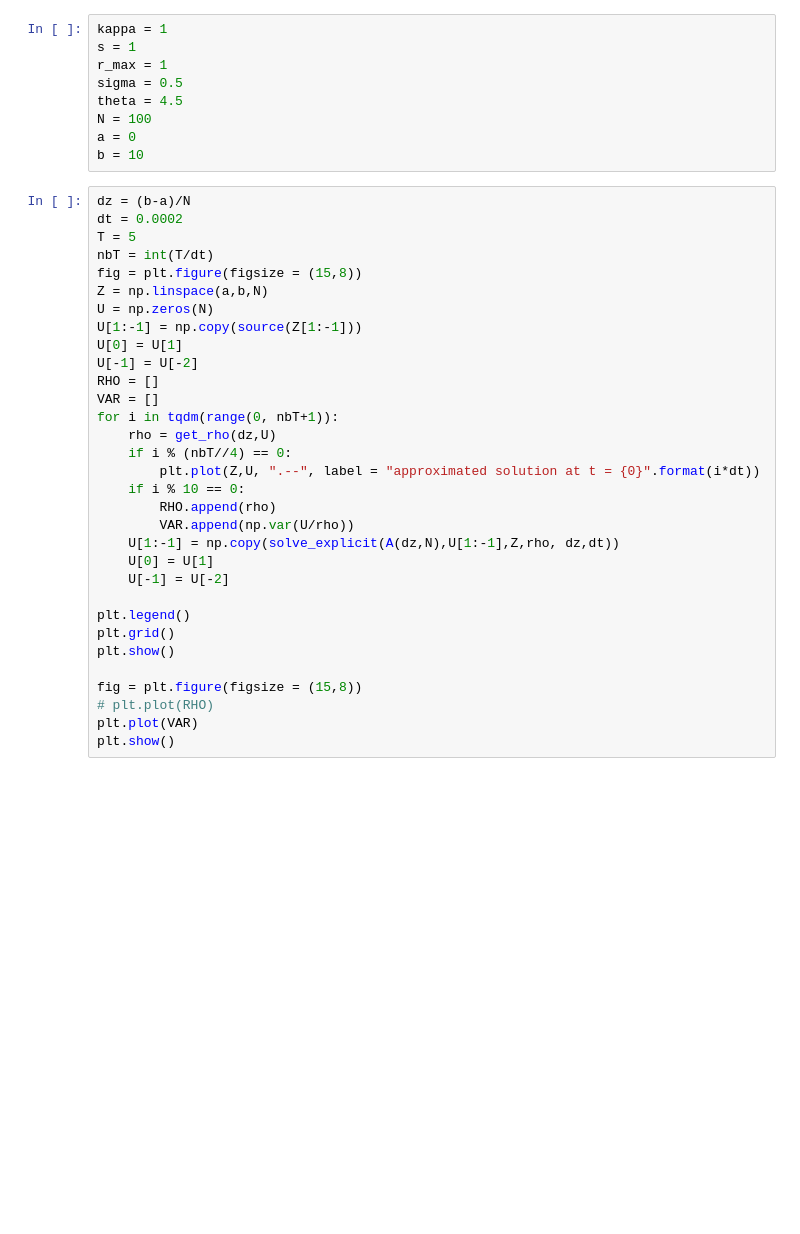
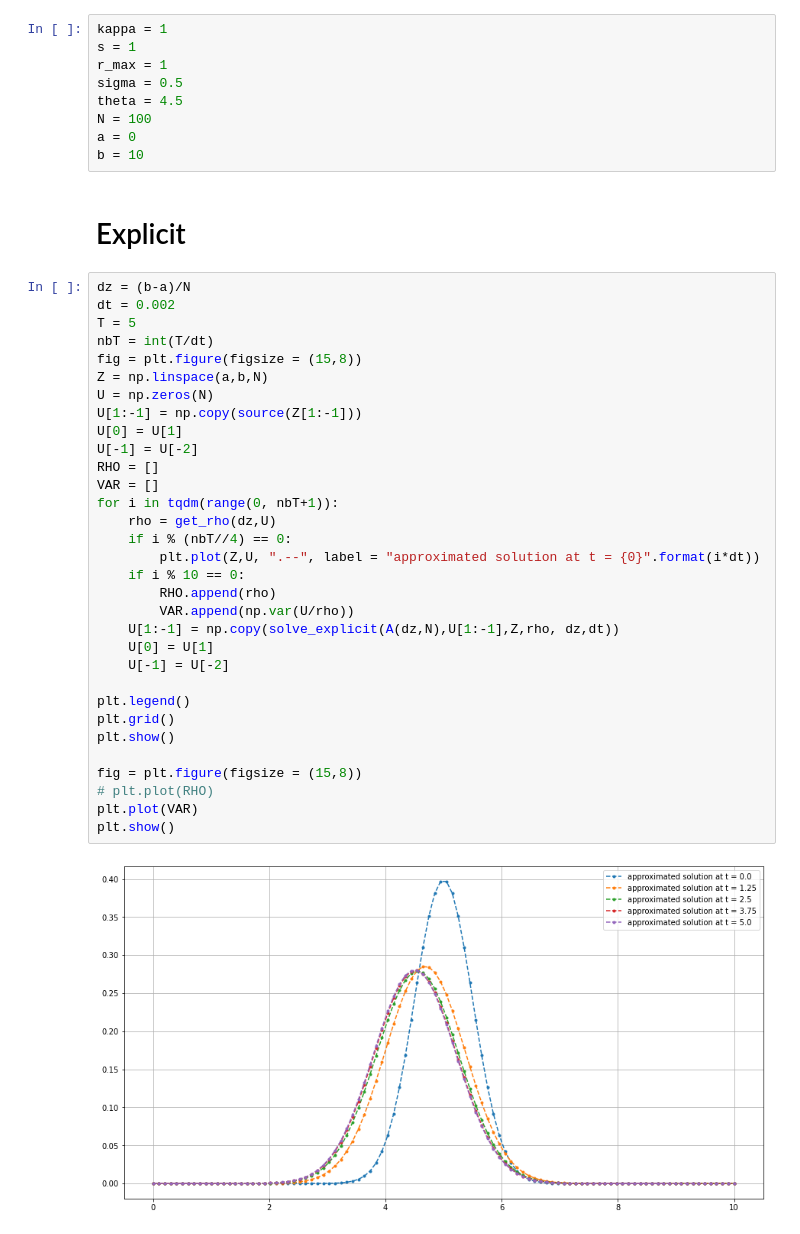
Before and after one commit to pjbenard/Projet_5A_EDP_Bio, a Jupyter notebook: model_1.ipynb, the cells around one changed output. Saved outputs shown, nothing was run; the diff lists cells and outputs as text; blank space fills up the shorter version.

```diff
--- a/model_1.ipynb
+++ b/model_1.ipynb
@@ -87,35 +73,39 @@ theta = 4.5
 N = 100
 a = 0
 b = 10
+# %% [markdown]
+# Explicit
 # %%
 dz = (b-a)/N
-dt = 0.0002
+dt = 0.002
 T = 5
 nbT = int(T/dt)
 fig = plt.figure(figsize = (15,8))
 Z = np.linspace(a,b,N)
 U = np.zeros(N)
 U[1:-1] = np.copy(source(Z[1:-1]))
 U[0] = U[1]
 U[-1] = U[-2]
 RHO = []
 VAR = []
 for i in tqdm(range(0, nbT+1)):
     rho = get_rho(dz,U)
     if i % (nbT//4) == 0:
         plt.plot(Z,U, ".--", label = "approximated solution at t = {0}".format(i*dt))
     if i % 10 == 0:
         RHO.append(rho)
         VAR.append(np.var(U/rho))
     U[1:-1] = np.copy(solve_explicit(A(dz,N),U[1:-1],Z,rho, dz,dt))
     U[0] = U[1]
     U[-1] = U[-2]
 
 plt.legend()
 plt.grid()
 plt.show()
 
 fig = plt.figure(figsize = (15,8))
 # plt.plot(RHO)
 plt.plot(VAR)
 plt.show()
+# %% [output]
+[figure, added]
```
Also changed, not shown: parts of 12 cells of this notebook.
